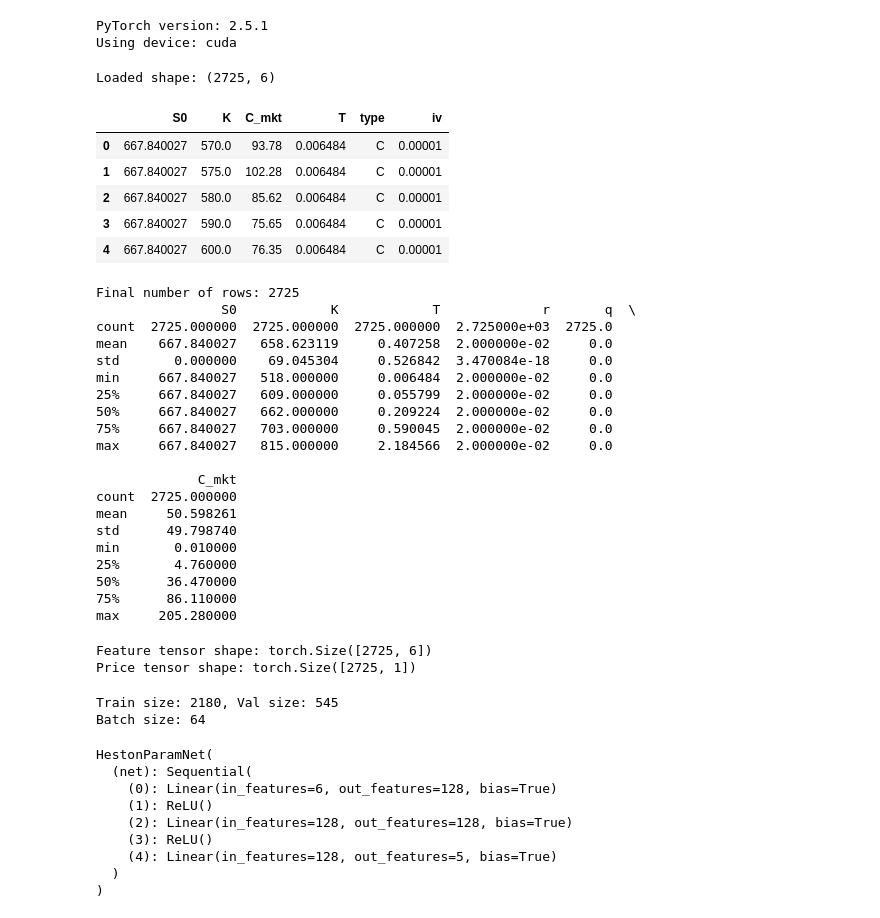
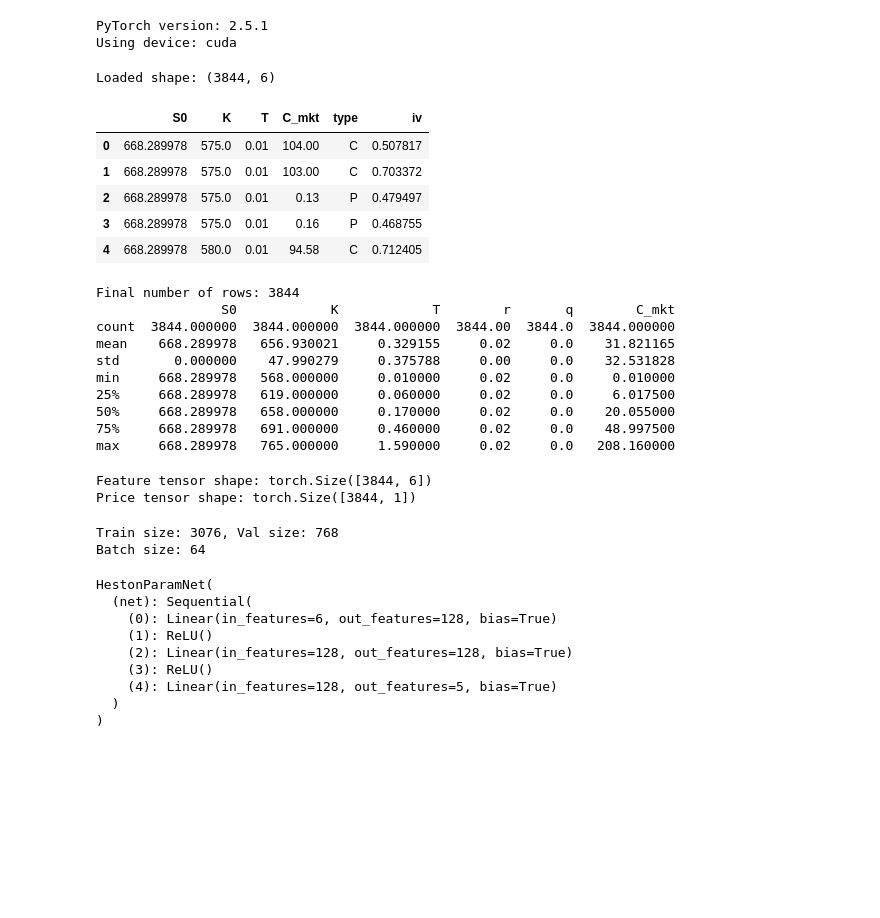
Before and after one commit to nicolassalok1/RepoFinal, a Jupyter notebook: NN/BS/Heston_param_learning.ipynb, the cells around one changed output. Cells and saved outputs as stored; diff of their text form; code cells hidden in the pictures; blank space fills up the shorter version.

```diff
--- a/NN/BS/Heston_param_learning.ipynb
+++ b/NN/BS/Heston_param_learning.ipynb
@@ -25,55 +25,45 @@ PyTorch version: 2.5.1
 Using device: cuda
 # %%
 # 2. Load the CSV and basic checks
-CSV_PATH = "../Heston_call.csv"  # adjust if needed
+CSV_PATH = "../test.csv"  # adjust if needed
 
 df = pd.read_csv(CSV_PATH)
 print("Loaded shape:", df.shape)
 display(df.head())
 
 required_cols = ["S0", "K", "T", "C_mkt"]
 for col in required_cols:
     if col not in df.columns:
         raise ValueError(f"Missing required column: {col}")
 
 if "r" not in df.columns:
     df["r"] = 0.02
 if "q" not in df.columns:
     df["q"] = 0.0
 
 df = df.dropna(subset=["S0", "K", "T", "r", "q", "C_mkt"]).reset_index(drop=True)
 df = df[df["T"] > 0.0].reset_index(drop=True)
 
 print("Final number of rows:", len(df))
 print(df[["S0", "K", "T", "r", "q", "C_mkt"]].describe())
 # %% [output]
-Loaded shape: (2725, 6)
+Loaded shape: (3844, 6)
-|  | S0 | K | C_mkt | T | type | iv |
-| 0 | 667.840027 | 570.0 | 93.78 | 0.006484 | C | 0.00001 |
-| 1 | 667.840027 | 575.0 | 102.28 | 0.006484 | C | 0.00001 |
-| 2 | 667.840027 | 580.0 | 85.62 | 0.006484 | C | 0.00001 |
-| 3 | 667.840027 | 590.0 | 75.65 | 0.006484 | C | 0.00001 |
-| 4 | 667.840027 | 600.0 | 76.35 | 0.006484 | C | 0.00001 |
+|  | S0 | K | T | C_mkt | type | iv |
+| 0 | 668.289978 | 575.0 | 0.01 | 104.00 | C | 0.507817 |
+| 1 | 668.289978 | 575.0 | 0.01 | 103.00 | C | 0.703372 |
+| 2 | 668.289978 | 575.0 | 0.01 | 0.13 | P | 0.479497 |
+| 3 | 668.289978 | 575.0 | 0.01 | 0.16 | P | 0.468755 |
+| 4 | 668.289978 | 580.0 | 0.01 | 94.58 | C | 0.712405 |
-Final number of rows: 2725
-                S0            K            T             r       q  \
-count  2725.000000  2725.000000  2725.000000  2.725000e+03  2725.0
-mean    667.840027   658.623119     0.407258  2.000000e-02     0.0
-std       0.000000    69.045304     0.526842  3.470084e-18     0.0
-min     667.840027   518.000000     0.006484  2.000000e-02     0.0
-25%     667.840027   609.000000     0.055799  2.000000e-02     0.0
-50%     667.840027   662.000000     0.209224  2.000000e-02     0.0
-75%     667.840027   703.000000     0.590045  2.000000e-02     0.0
-max     667.840027   815.000000     2.184566  2.000000e-02     0.0
-
-             C_mkt
-count  2725.000000
-mean     50.598261
-std      49.798740
-min       0.010000
-25%       4.760000
-50%      36.470000
-75%      86.110000
-max     205.280000
+Final number of rows: 3844
+                S0            K            T        r       q        C_mkt
+count  3844.000000  3844.000000  3844.000000  3844.00  3844.0  3844.000000
+mean    668.289978   656.930021     0.329155     0.02     0.0    31.821165
+std       0.000000    47.990279     0.375788     0.00     0.0    32.531828
+min     668.289978   568.000000     0.010000     0.02     0.0     0.010000
+25%     668.289978   619.000000     0.060000     0.02     0.0     6.017500
+50%     668.289978   658.000000     0.170000     0.02     0.0    20.055000
+75%     668.289978   691.000000     0.460000     0.02     0.0    48.997500
+max     668.289978   765.000000     1.590000     0.02     0.0   208.160000
 # %%
 # 3. Analytic Heston pricing utilities (characteristic function + call price)
 INTEGRAL_U_MAX = 200.0
@@ -170,8 +160,8 @@ y_price_tensor = torch.from_numpy(y_price)
 print(f"Feature tensor shape: {X_tensor.shape}")
 print(f"Price tensor shape: {y_price_tensor.shape}")
 # %% [output]
-Feature tensor shape: torch.Size([2725, 6])
-Price tensor shape: torch.Size([2725, 1])
+Feature tensor shape: torch.Size([3844, 6])
+Price tensor shape: torch.Size([3844, 1])
 # %%
 # 5. Dataset and DataLoaders
 class HestonDataset(Dataset):
@@ -204,7 +194,7 @@ val_loader = DataLoader(val_dataset, batch_size=batch_size, shuffle=False) if va
 print(f"Train size: {train_size}, Val size: {val_size}")
 print(f"Batch size: {batch_size}")
 # %% [output]
-Train size: 2180, Val size: 545
+Train size: 3076, Val size: 768
 Batch size: 64
 # %%
 # 6. Neural network mapping inputs -> Heston parameters (kappa, theta, sigma, rho, v0)
```
Also changed, not shown: parts of 1 cell of this notebook, 4 other files.
